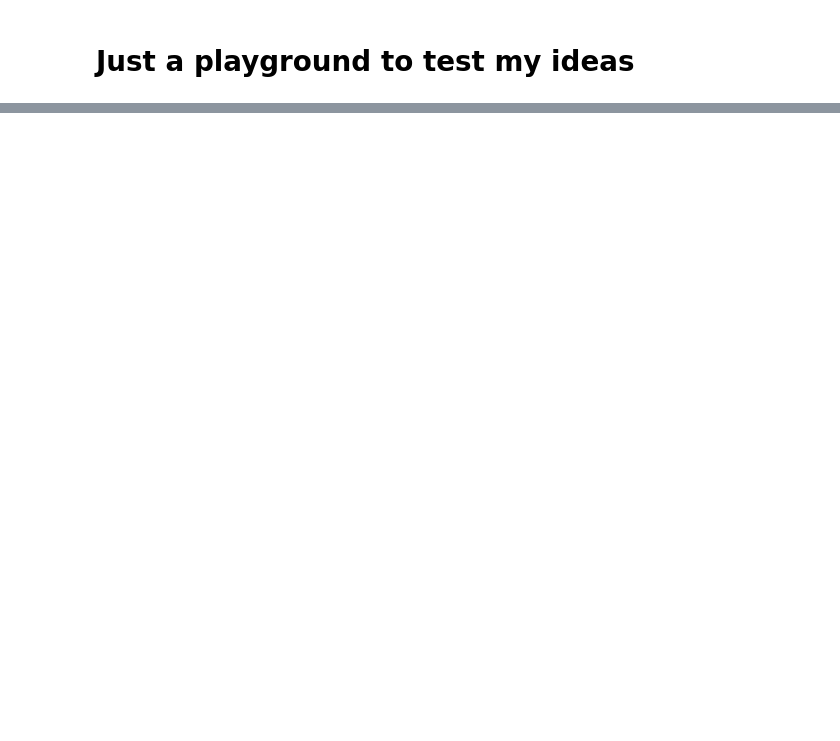
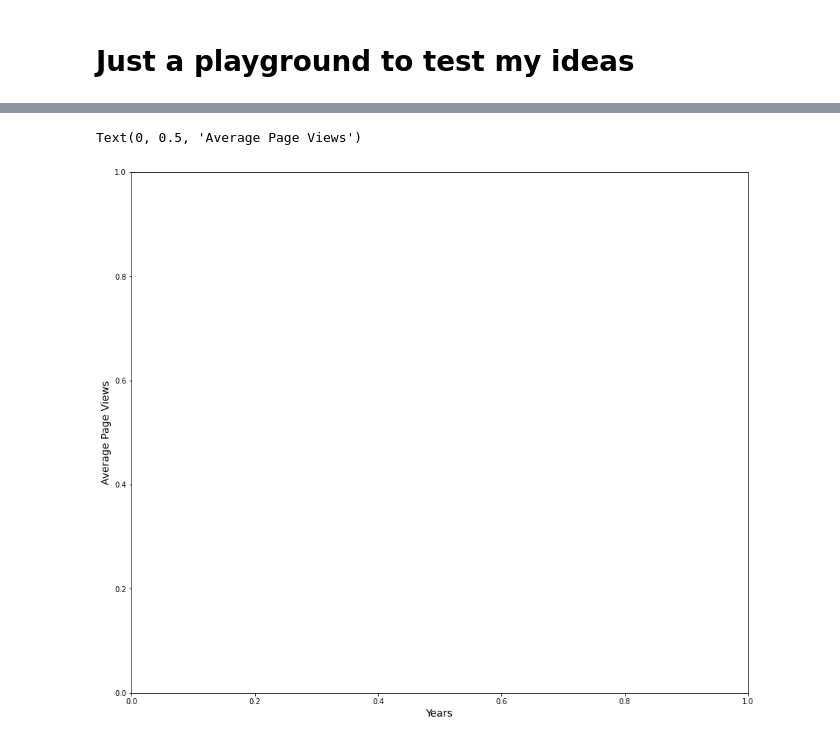
Before and after one commit to dangarmol/data-science-notes-fcc, a Jupyter notebook: Data Analysis with Python/Projects/Page View Time Series Visualiser/time_series_visualizer.ipynb, the cells around one changed output, grey strips where cells are left out. Saved outputs shown, nothing was run; the diff lists cells and outputs as text; code cells hidden in the pictures; blank space fills up the shorter version.

```diff
--- a/Data Analysis with Python/Projects/Page View Time Series Visualiser/time_series_visualizer.ipynb
+++ b/Data Analysis with Python/Projects/Page View Time Series Visualiser/time_series_visualizer.ipynb
@@ -45,0 +132,7 @@ Text(0.5, 1.0, 'Hello')
+# %%
+fig, axis = plt.subplots(figsize=(15,13))
+axis.set_xlabel("Years", fontsize=14)
+axis.set_ylabel("Average Page Views", fontsize=14)
+# %% [output]
+Text(0, 0.5, 'Average Page Views')
+[figure, added]
```
Also changed, not shown: parts of 16 cells of this notebook.
